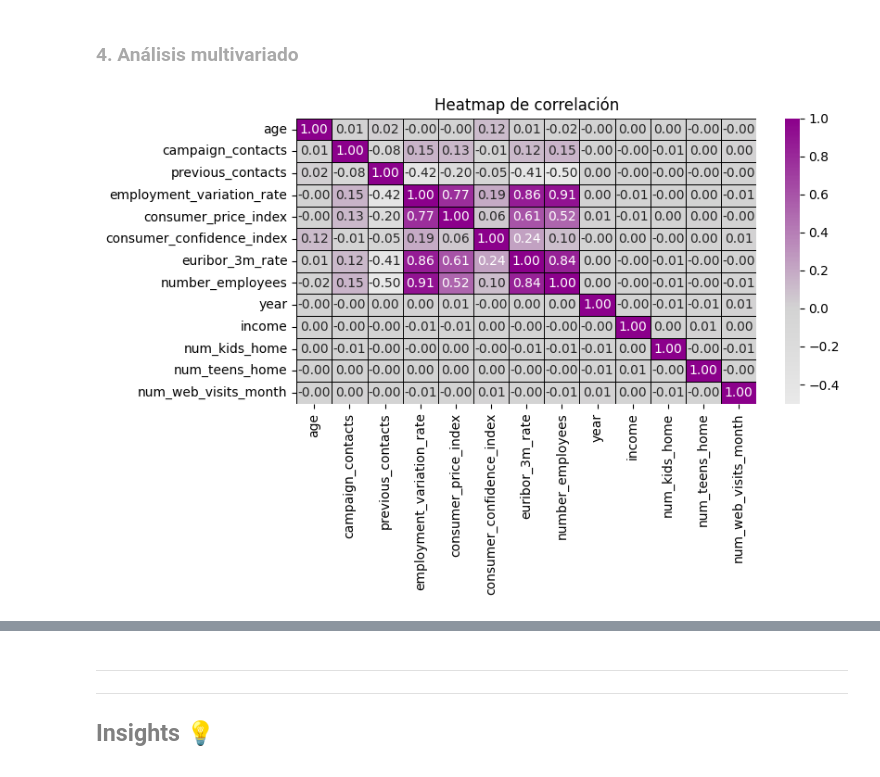
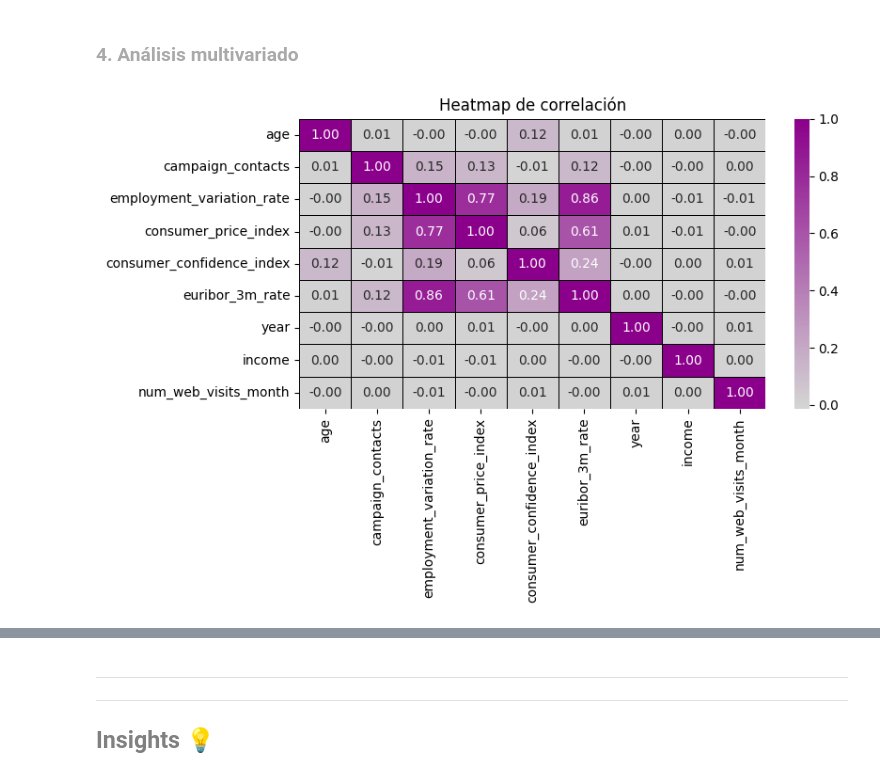
Before and after one commit to lorenalopezarenas/EDA-BankMarketing, a Jupyter notebook: notebooks/03. EDA.ipynb, the cells around one changed output, grey strips where cells are left out. Drawn from its saved outputs; the diff is of its cells as text; code cells hidden in the pictures.

```diff
--- a/notebooks/03. EDA.ipynb
+++ b/notebooks/03. EDA.ipynb
@@ -272,27 +431,27 @@ category_vs_target(df_final, "subscribed")
 ### <span style="color:darkgray">**4. Análisis multivariado**</span>
 # %%
 # Seleccionar solo columnas numéricas
-col_num = df_integrado.select_dtypes(include='number')
+col_num = df_final.select_dtypes(include='number')
 
 # Matriz de correlación
 corr = col_num.corr()
 
 # Mapa de colores personalizado
 colors = ["white", "lightgrey", "darkmagenta"]  # baja → alta correlación
 cmap = LinearSegmentedColormap.from_list("custom_cmap", colors)
 
 # Dibujar el heatmap
 plt.figure(figsize=(8, 4))
 sns.heatmap(
     corr,
     annot=True,
     fmt=".2f",
     cmap=cmap,
     center=0,
     linewidths=0.5,
     linecolor='black'
     )
 plt.title("Heatmap de correlación")
 plt.show()
 # %% [output]
-[figure, old version]
+[figure, new version]
```
Also changed, not shown: parts of 15 cells of this notebook, 1 other file.
